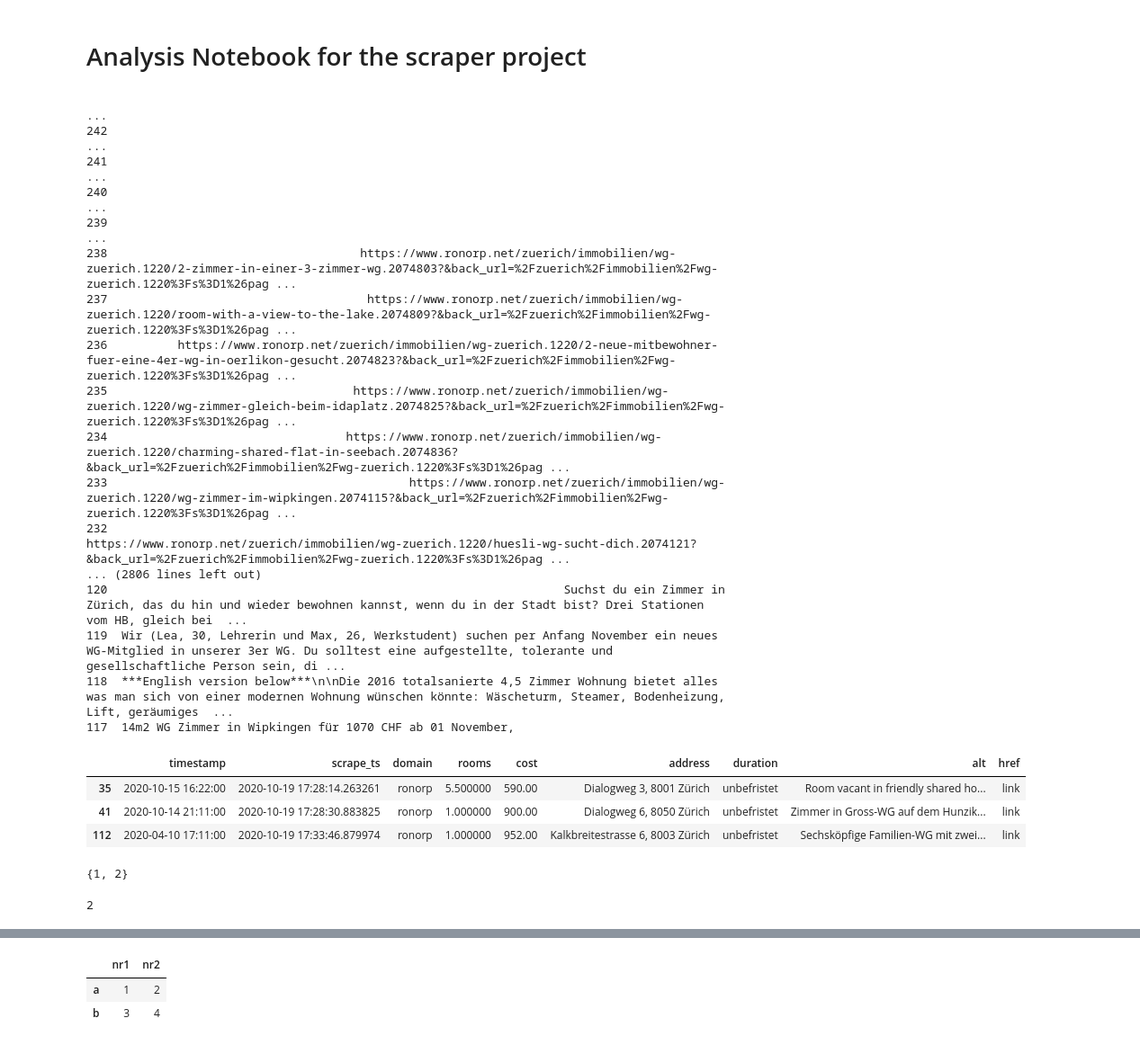
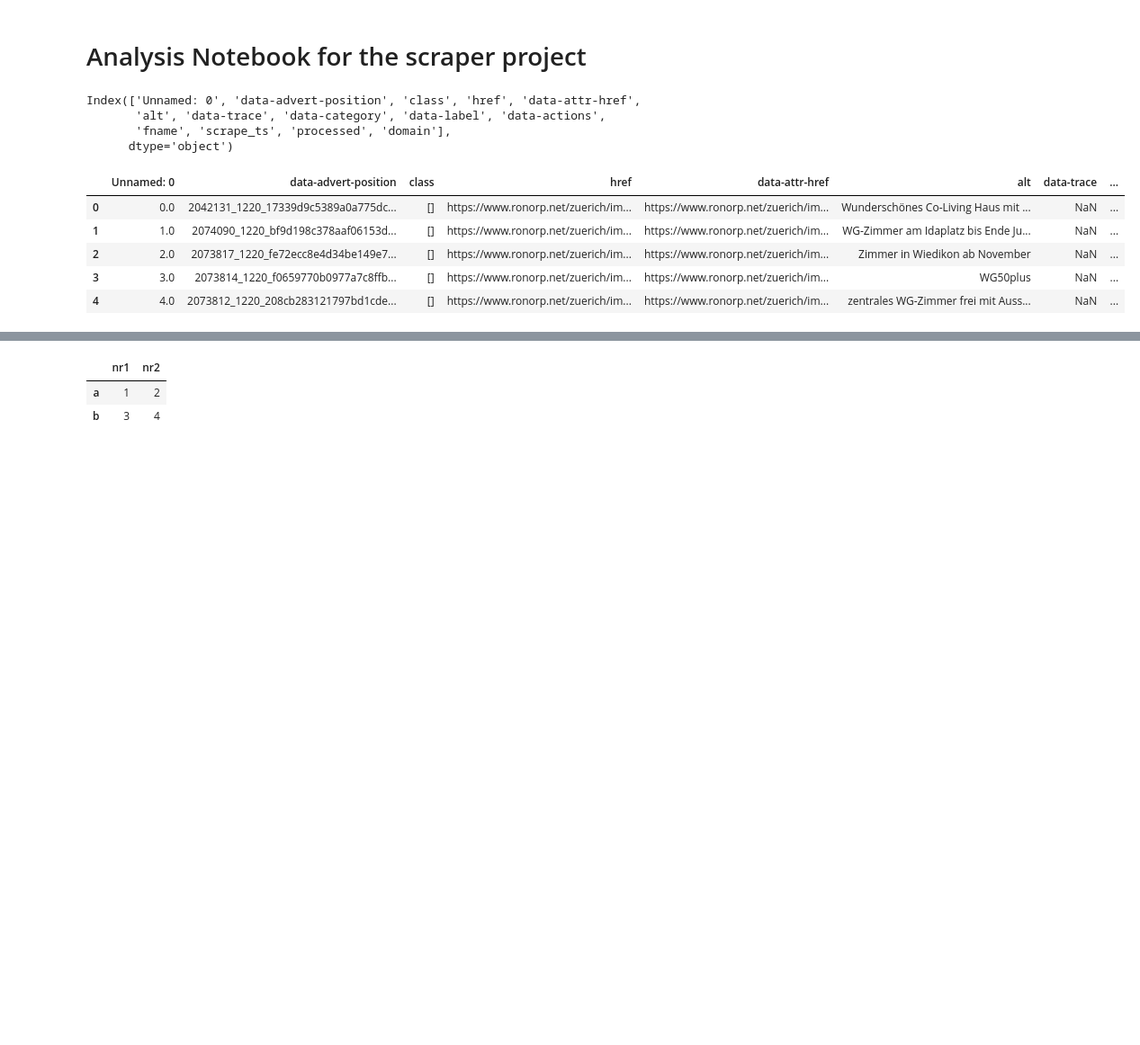
Before and after one commit to Dr-Nuke/wgscraper, a Jupyter notebook: notebooks/Analysis.ipynb, the cells around one changed output, grey strips where cells are left out. Shown: that part at 90% size. Saved outputs shown, nothing was run; the diff lists cells and outputs as text; code cells hidden in the pictures; blank space fills up the shorter version.

```diff
--- a/notebooks/Analysis.ipynb
+++ b/notebooks/Analysis.ipynb
@@ -26,44 +26,20 @@ pd.set_option('display.max_rows', 500)
 </style>
 # %%
 root = Path(os.getcwd()).parent
-fname = root / 'data'  /  'processed_data.csv'
+fname = root / 'data'  /  'room_database.csv'
+# fname = root / 'data'  /  'processed_data.csv'
+# fname = root / 'data'  /  'post_processed_data.csv'
 df=pd.read_csv(fname)
-df.sort_values(by='scrape_ts',ascending=False)
+print(df.columns)
+df.head(5)#.sort_values(by='timestamp',ascending=False)
 # %% [output]
-                                                                                                                                                                                                         ...
-242                                                                                                                                                                                                      ...
-241                                                                                                                                                                                                      ...
-240                                                                                                                                                                                                      ...
-239                                                                                                                                                                                                      ...
-238                                    https://www.ronorp.net/zuerich/immobilien/wg-zuerich.1220/2-zimmer-in-einer-3-zimmer-wg.2074803?&back_url=%2Fzuerich%2Fimmobilien%2Fwg-zuerich.1220%3Fs%3D1%26pag ...
-237                                     https://www.ronorp.net/zuerich/immobilien/wg-zuerich.1220/room-with-a-view-to-the-lake.2074809?&back_url=%2Fzuerich%2Fimmobilien%2Fwg-zuerich.1220%3Fs%3D1%26pag ...
-236          https://www.ronorp.net/zuerich/immobilien/wg-zuerich.1220/2-neue-mitbewohner-fuer-eine-4er-wg-in-oerlikon-gesucht.2074823?&back_url=%2Fzuerich%2Fimmobilien%2Fwg-zuerich.1220%3Fs%3D1%26pag ...
-235                                   https://www.ronorp.net/zuerich/immobilien/wg-zuerich.1220/wg-zimmer-gleich-beim-idaplatz.2074825?&back_url=%2Fzuerich%2Fimmobilien%2Fwg-zuerich.1220%3Fs%3D1%26pag ...
-234                                  https://www.ronorp.net/zuerich/immobilien/wg-zuerich.1220/charming-shared-flat-in-seebach.2074836?&back_url=%2Fzuerich%2Fimmobilien%2Fwg-zuerich.1220%3Fs%3D1%26pag ...
-233                                           https://www.ronorp.net/zuerich/immobilien/wg-zuerich.1220/wg-zimmer-im-wipkingen.2074115?&back_url=%2Fzuerich%2Fimmobilien%2Fwg-zuerich.1220%3Fs%3D1%26pag ...
-232                                             https://www.ronorp.net/zuerich/immobilien/wg-zuerich.1220/huesli-wg-sucht-dich.2074121?&back_url=%2Fzuerich%2Fimmobilien%2Fwg-zuerich.1220%3Fs%3D1%26pag ...
-... (2806 lines left out)
-120                                                                 Suchst du ein Zimmer in Zürich, das du hin und wieder bewohnen kannst, wenn du in der Stadt bist? Drei Stationen vom HB, gleich bei  ...
-119  Wir (Lea, 30, Lehrerin und Max, 26, Werkstudent) suchen per Anfang November ein neues WG-Mitglied in unserer 3er WG. Du solltest eine aufgestellte, tolerante und gesellschaftliche Person sein, di ...
-118  ***English version below***\n\nDie 2016 totalsanierte 4,5 Zimmer Wohnung bietet alles was man sich von einer modernen Wohnung wünschen könnte: Wäscheturm, Steamer, Bodenheizung, Lift, geräumiges  ...
-117  14m2 WG Zimmer in Wipkingen für 1070 CHF ab 01 November,
+Index(['Unnamed: 0', 'data-advert-position', 'class', 'href', 'data-attr-href',
+       'alt', 'data-trace', 'data-category', 'data-label', 'data-actions',
+       'fname', 'scrape_ts', 'processed', 'domain'],
+      dtype='object')
+|  | Unnamed: 0 | data-advert-position | class | href | data-attr-href | alt | data-trace | ... |
+| 0 | 0.0 | 2042131_1220_17339d9c5389a0a775dc... | [] | https://www.ronorp.net/zuerich/im... | https://www.ronorp.net/zuerich/im... | Wunderschönes Co-Living Haus mit ... | NaN | ... |
+| 1 | 1.0 | 2074090_1220_bf9d198c378aaf06153d... | [] | https://www.ronorp.net/zuerich/im... | https://www.ronorp.net/zuerich/im... | WG-Zimmer am Idaplatz bis Ende Ju... | NaN | ... |
+| 2 | 2.0 | 2073817_1220_fe72ecc8e4d34be149e7... | [] | https://www.ronorp.net/zuerich/im... | https://www.ronorp.net/zuerich/im... | Zimmer in Wiedikon ab November | NaN | ... |
+| 3 | 3.0 | 2073814_1220_f0659770b0977a7c8ffb... | [] | https://www.ronorp.net/zuerich/im... | https://www.ronorp.net/zuerich/im... | WG50plus | NaN | ... |
+| 4 | 4.0 | 2073812_1220_208cb283121797bd1cde... | [] | https://www.ronorp.net/zuerich/im... | https://www.ronorp.net/zuerich/im... | zentrales WG-Zimmer frei mit Auss... | NaN | ... |
-# %%
-
-def make_clickable_both(val):
-    return f'<a href="{val}">link</a>'
-
-results2[showcols].style.format({'href': make_clickable_both})
-# %% [output]
-|  | timestamp | scrape_ts | domain | rooms | cost | address | duration | alt | href |
-| 35 | 2020-10-15 16:22:00 | 2020-10-19 17:28:14.263261 | ronorp | 5.500000 | 590.00 | Dialogweg 3, 8001 Zürich | unbefristet | Room vacant in friendly shared ho... | link |
-| 41 | 2020-10-14 21:11:00 | 2020-10-19 17:28:30.883825 | ronorp | 1.000000 | 900.00 | Dialogweg 6, 8050 Zürich | unbefristet | Zimmer in Gross-WG auf dem Hunzik... | link |
-| 112 | 2020-04-10 17:11:00 | 2020-10-19 17:33:46.879974 | ronorp | 1.000000 | 952.00 | Kalkbreitestrasse 6, 8003 Zürich | unbefristet | Sechsköpfige Familien-WG mit zwei... | link |
-# %%
-a=set({1,2})
-a
-# %% [output]
-{1, 2}
-# %%
-len(a)
-# %% [output]
-2
```
Also changed, not shown: parts of 8 cells of this notebook, 5 other files.
